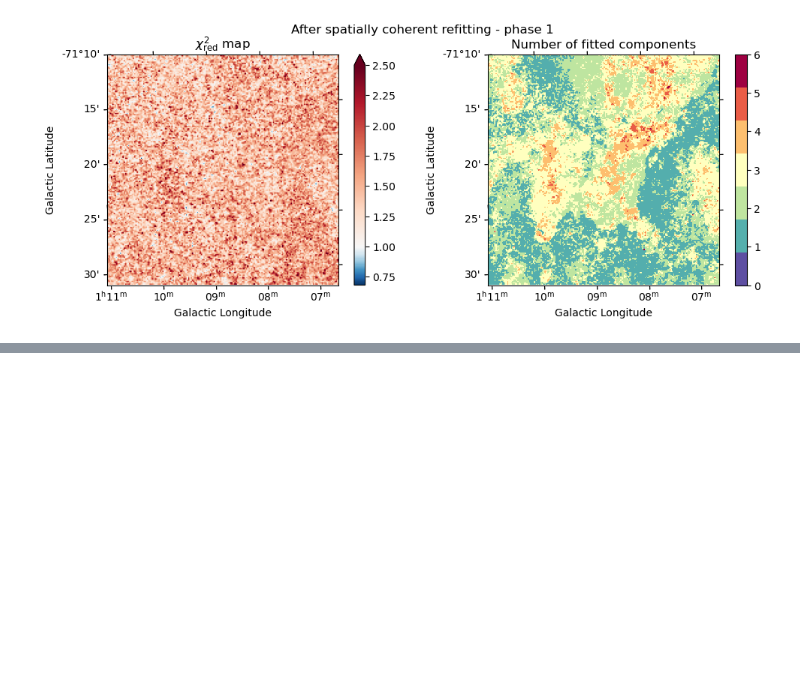
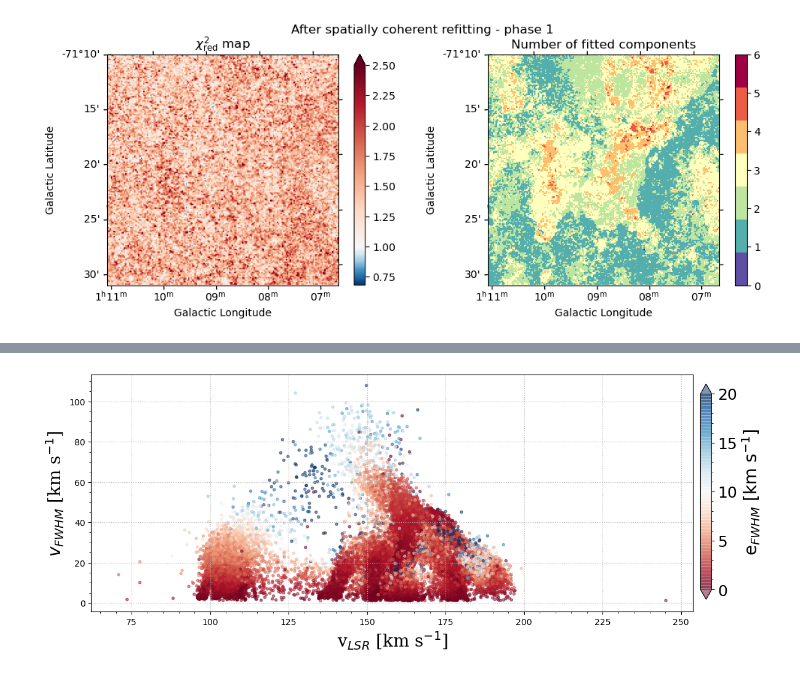
Before and after one commit to OsmerSuarez/Homeworks, a Jupyter notebook: Homework1_Suarez.ipynb, the cells around one changed output, grey strips where cells are left out. Saved outputs shown, nothing was run; the diff lists cells and outputs as text; code cells hidden in the pictures; blank space fills up the shorter version.

```diff
--- a/Homework1_Suarez.ipynb
+++ b/Homework1_Suarez.ipynb
@@ -301,0 +466,28 @@ plt.show()
+# %%
+# velocity vs. FWHM
+
+fig = plt.figure(figsize=(12.,5.))
+plt.axes(frameon=False)
+plt.xticks([])
+plt.yticks([])
+#plt.title('SiO')
+
+ax = fig.add_subplot(1,1,1)
+cb = plt.scatter(data['VLSR'], abs(data['vel_disp']*2.355), marker='.', c=abs(data['e_vel_disp']*2.355), cmap='RdBu', alpha=0.5, vmax=20)
+ax.set_xlabel('v$_{LSR}$ [km s$^{-1}$]', size=20,family='serif')
+ax.set_ylabel(r'$v_{FWHM}$ [km s$^{-1}$]', size=20,family='serif')
+
+
+
+ax.minorticks_on()
+plt.grid(True, linestyle=':')
+
+fig.subplots_adjust(right=0.94)
+cbar_ax = fig.add_axes([0.95, 0.15, 0.015, 0.7])
+cbar =fig.colorbar(cb, cax=cbar_ax, extend='both')
+cbar.minorticks_on()
+cbar.ax.tick_params(labelsize=18)
+cbar.ax.set_ylabel('e$_{FWHM}$ [km s$^{-1}$]', fontsize=20)
+plt.show()
+# %% [output]
+[figure, added]
```
Also changed, not shown: parts of 18 cells of this notebook.
